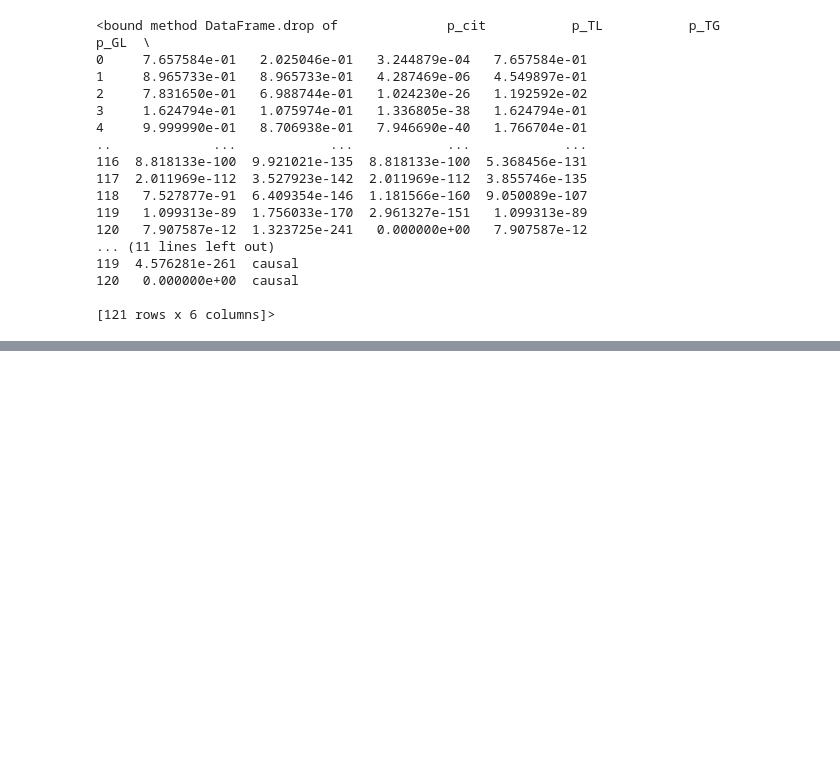
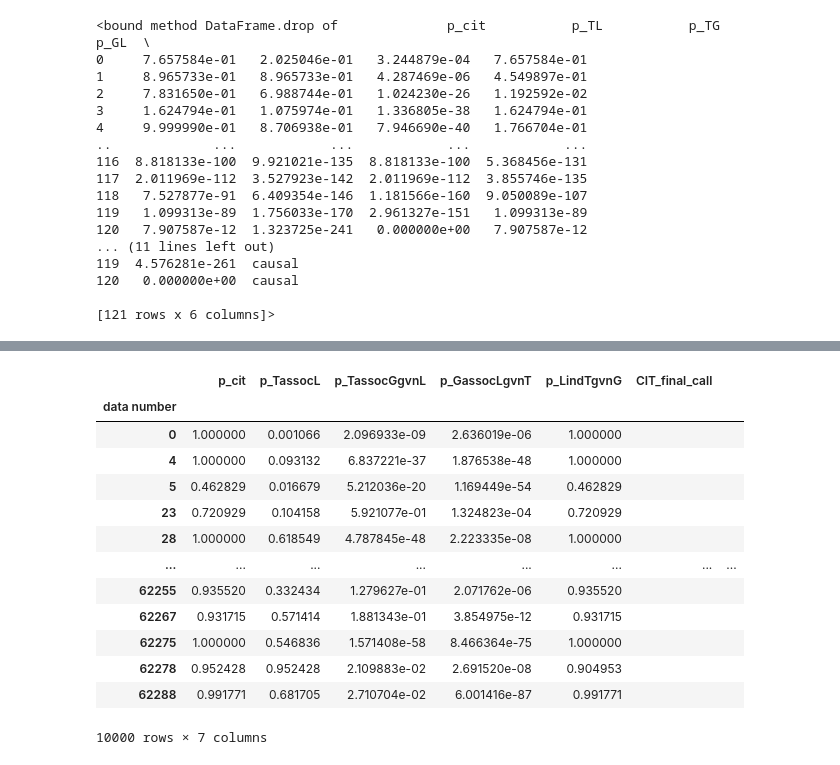
Before and after one commit to BIRDSgroup/NLCD, a Jupyter notebook: thirdApproach/process_result.ipynb, the cells around one changed output, grey strips where cells are left out. Cells and saved outputs as stored; diff of their text form; code cells hidden in the pictures; blank space fills up the shorter version.

```diff
--- a/thirdApproach/process_result.ipynb
+++ b/thirdApproach/process_result.ipynb
@@ -169,3 +233,20 @@ citresults[""]=" "
+# %%
+citresults
+# %% [output]
+|  | p_cit | p_TassocL | p_TassocGgvnL | p_GassocLgvnT | p_LindTgvnG | CIT_final_call |  |
+| data number |  |  |  |  |  |  |  |
+| 0 | 1.000000 | 0.001066 | 2.096933e-09 | 2.636019e-06 | 1.000000 |  |  |
+| 4 | 1.000000 | 0.093132 | 6.837221e-37 | 1.876538e-48 | 1.000000 |  |  |
+| 5 | 0.462829 | 0.016679 | 5.212036e-20 | 1.169449e-54 | 0.462829 |  |  |
+| 23 | 0.720929 | 0.104158 | 5.921077e-01 | 1.324823e-04 | 0.720929 |  |  |
+| 28 | 1.000000 | 0.618549 | 4.787845e-48 | 2.223335e-08 | 1.000000 |  |  |
+| ... | ... | ... | ... | ... | ... | ... | ... |
+| 62255 | 0.935520 | 0.332434 | 1.279627e-01 | 2.071762e-06 | 0.935520 |  |  |
+| 62267 | 0.931715 | 0.571414 | 1.881343e-01 | 3.854975e-12 | 0.931715 |  |  |
+| 62275 | 1.000000 | 0.546836 | 1.571408e-58 | 8.466364e-75 | 1.000000 |  |  |
+| 62278 | 0.952428 | 0.952428 | 2.109883e-02 | 2.691520e-08 | 0.904953 |  |  |
+| 62288 | 0.991771 | 0.681705 | 2.710704e-02 | 6.001416e-87 | 0.991771 |  |  |
+10000 rows × 7 columns
 # %%
 citDl=pd.concat([citresults,presults],axis=1)
 # %%
```
Also changed, not shown: parts of 16 cells of this notebook, 5 other files.
